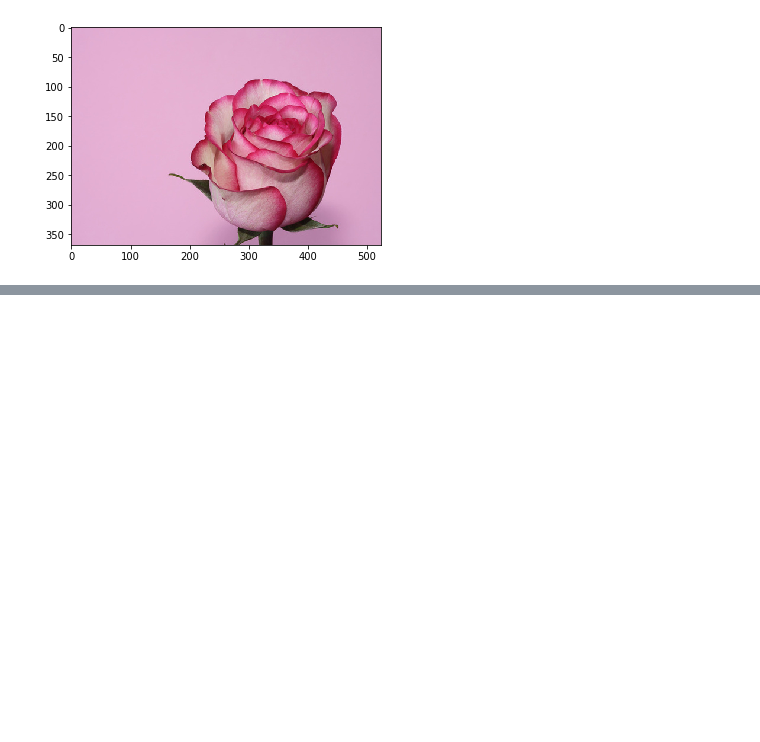
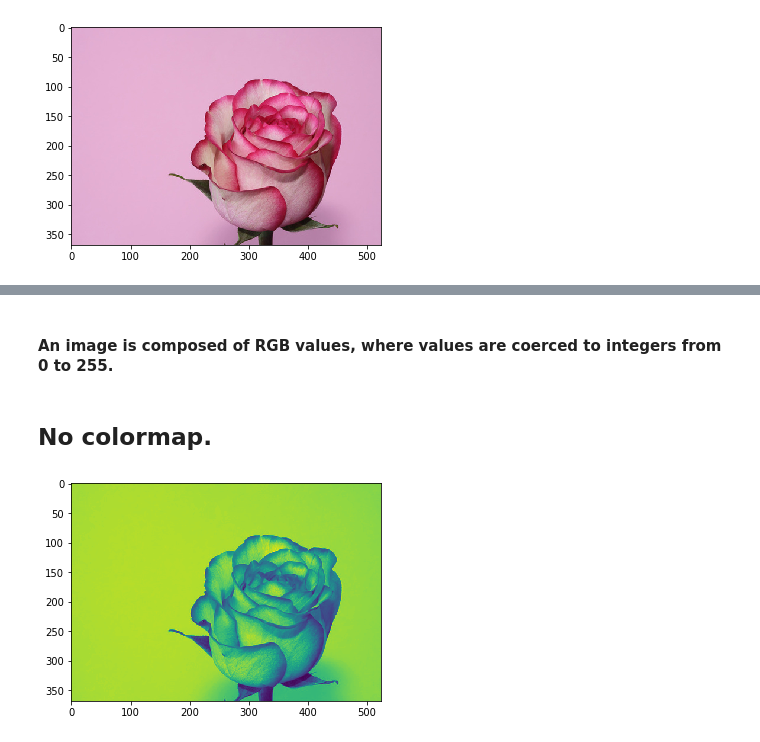
Before and after one commit to chloequinto/ImgProc, a Jupyter notebook: Project/Color Filtering.ipynb, the cells around one changed output, grey strips where cells are left out. Cells and saved outputs as stored; diff of their text form; code cells hidden in the pictures; blank space fills up the shorter version.

Commit message:
Finished Color Filter

```diff
--- a/Project/Color Filtering.ipynb
+++ b/Project/Color Filtering.ipynb
@@ -40,13 +32,0 @@ plt.savefig('OGRose.png')
-# %%
-image = plt.imread('rose.jpg');
-plt.imshow(image)
-def ImgHue (rgb):
-    R = rgb[:,:,0]
-    G = rgb[:,:,1]
-    B = rgb[:,:,2]
-    Hue = 0.33*R + 0.33*G + 0.33*B
-
-    return Hue
-HueImg = ImgHue(image);
-plt.imshow(HueImg, cmap = None,  alpha = 1)
-plt.savefig('HueRose.png')
@@ -120,0 +33,20 @@ SyntaxError: positional argument follows keyword argument (<ipython-input-30-938
+# %% [markdown]
+#### An image is composed of RGB values, where values are coerced to integers from 0 to 255.
+# %% [markdown]
+## No colormap.
+# %%
+image = plt.imread('rose.jpg');
+plt.imshow(image)
+def ImgHue (rgb):
+    R = rgb[:,:,0]
+    G = rgb[:,:,1]
+    B = rgb[:,:,2]
+    # assign channel
+    Hue = 0.33*R + 0.333*G + 0.33*B
+
+    return Hue
+HueImg = ImgHue(image);
+plt.imshow(HueImg, cmap = None,  alpha = 1)
+plt.savefig('HueRose.png')
+# %% [output]
+[figure, added]
```
Also changed, not shown: parts of 46 cells of this notebook, 16 other files.
